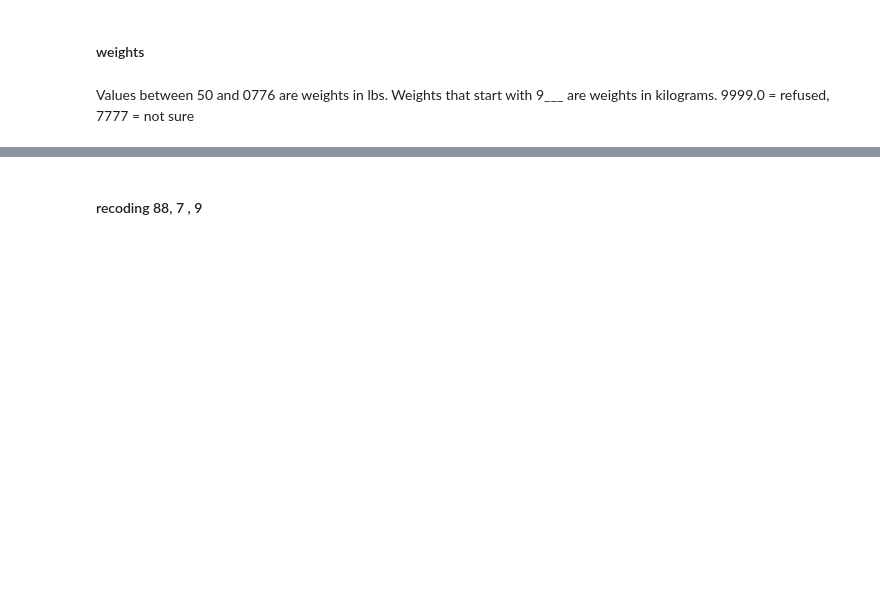
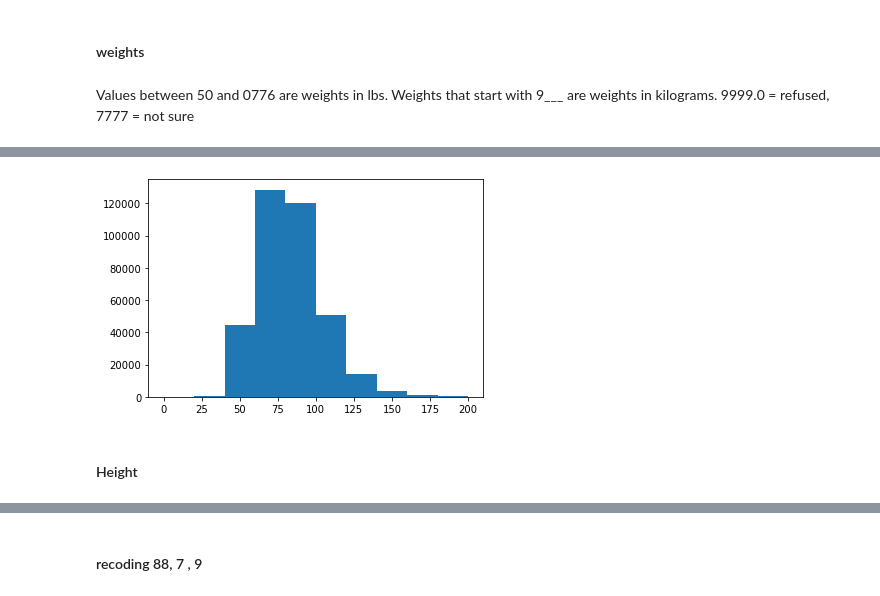
Before and after one commit to xiaohua-su/Heart_Disease, a Jupyter notebook: Heart_disease_eda.ipynb, the cells around one changed output, grey strips where cells are left out. Drawn from its saved outputs; the diff is of its cells as text; code cells hidden in the pictures; blank space fills up the shorter version.

Commit message:
cleaned weight feature, started on function and plotted stuff

```diff
--- a/Heart_disease_eda.ipynb
+++ b/Heart_disease_eda.ipynb
@@ -553,0 +580,17 @@ Values between 50 and 0776 are weights in lbs.  Weights that start with 9___ are
+# %%
+#want to fill those in with imputation
+heart_df.loc[heart_df['weight_lbs'] == 9999.0, 'weight_lbs'] = None
+heart_df.loc[heart_df['weight_lbs'] == 7777.0, 'weight_lbs'] = None
+# %%
+#weight conversions
+weight = []
+
+for weights in heart_df['weight_lbs']:
+    if weights < 800: #conversion to kg
+        weights = round(weights/2.2)
+        weight.append(weights)
+    elif (weights > 9000) & (weights < 9999):
+        weights = str(weights).replace("9","",1)
+        weight.append(weights)
+    else:
+        weight.append(weights)
@@ -553,0 +617,4 @@ Values between 50 and 0776 are weights in lbs.  Weights that start with 9___ are
+# %%
+heart_df.weight_lbs = weight
+# %%
+heart_df.weight_lbs = heart_df.weight_lbs.astype(float)
@@ -553,0 +636,6 @@ Values between 50 and 0776 are weights in lbs.  Weights that start with 9___ are
+# %%
+plt.hist(heart_df.weight_lbs,range=(0,200) );
+# %% [output]
+[figure, added]
+# %% [markdown]
+#### Height
```
Also changed, not shown: parts of 33 cells of this notebook.
